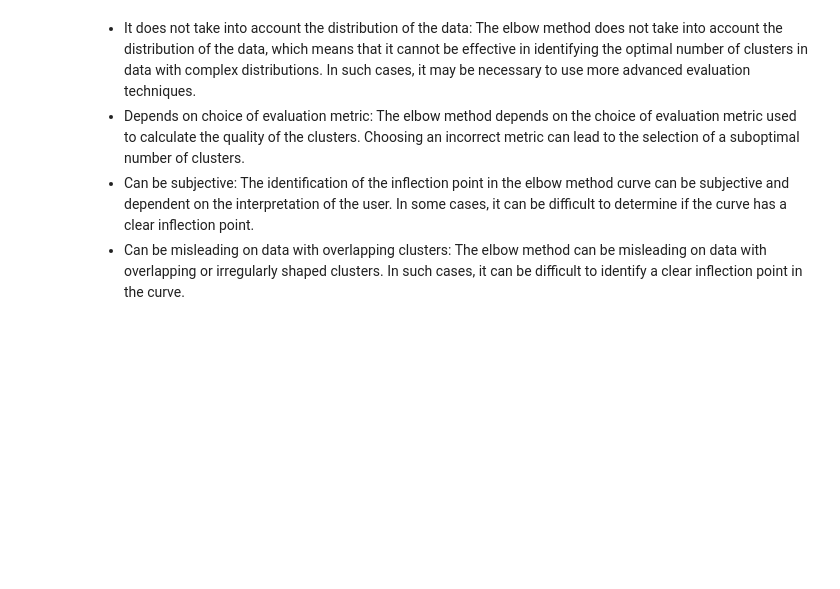
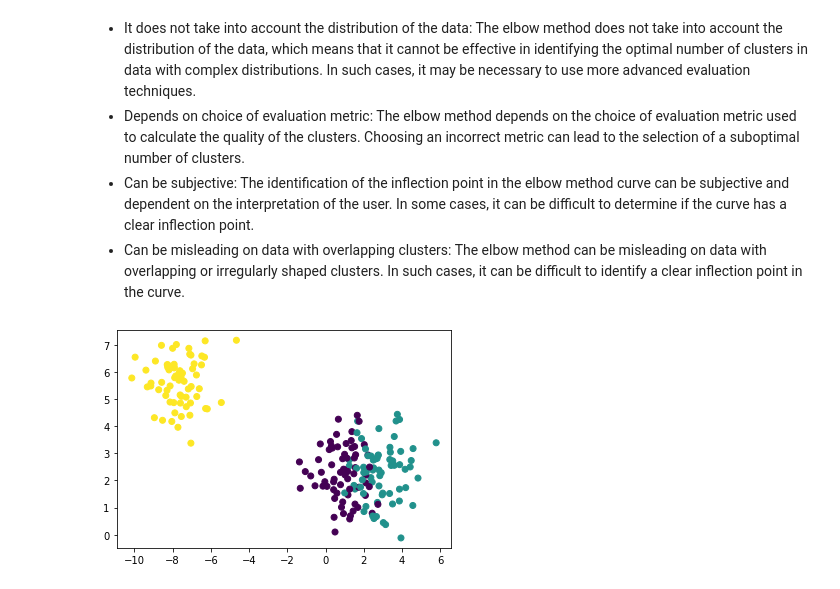
Before and after one commit to juanchav/clustering_machine_learning, a Jupyter notebook: point3.ipynb, the cells around one changed output. Saved outputs shown, nothing was run; the diff lists cells and outputs as text; code cells hidden in the pictures; blank space fills up the shorter version.

```diff
--- a/point3.ipynb
+++ b/point3.ipynb
@@ -14,0 +22,7 @@ The goal of the elbow method is to identify the number of clusters that produce
+# %%
+data = make_blobs(n_samples=200, n_features=2, centers=3, cluster_std=.9, )
+# create scatter plot
+plt.scatter(data[0][:,0], data[0][:,1], c=data[1], cmap='viridis')
+plt.show()
+# %% [output]
+[figure, added]
```
Also changed, not shown: parts of 5 cells of this notebook, 2 other files.
